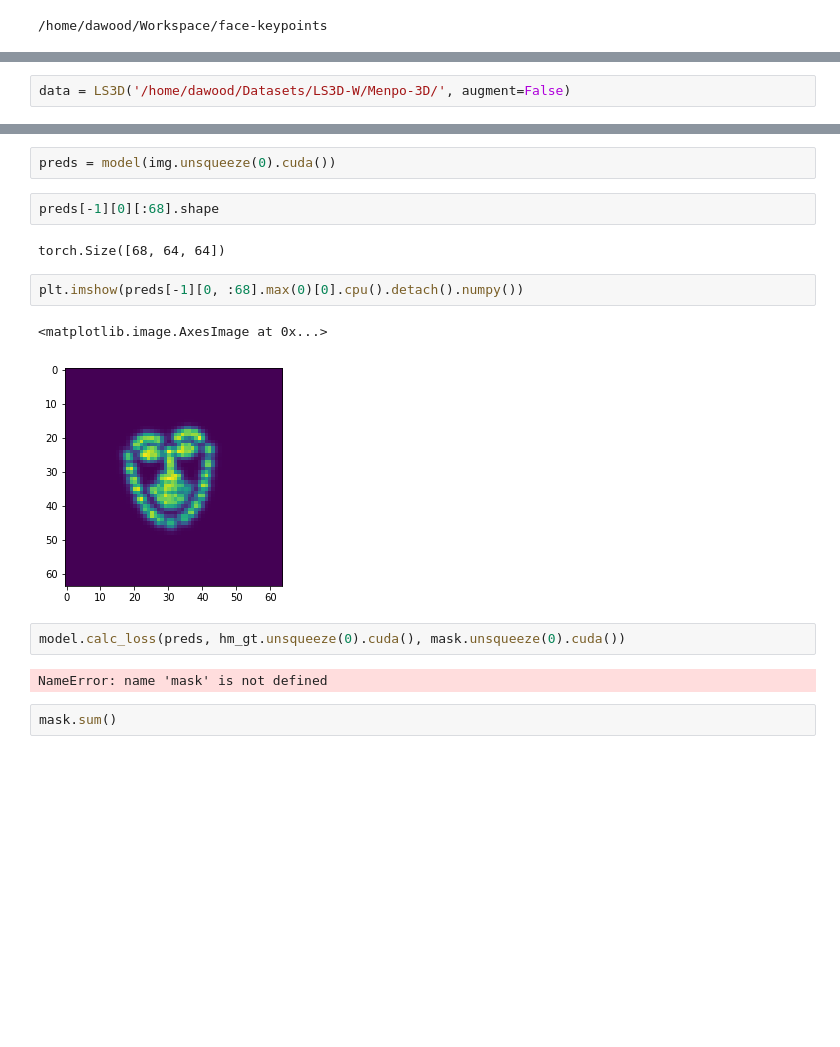
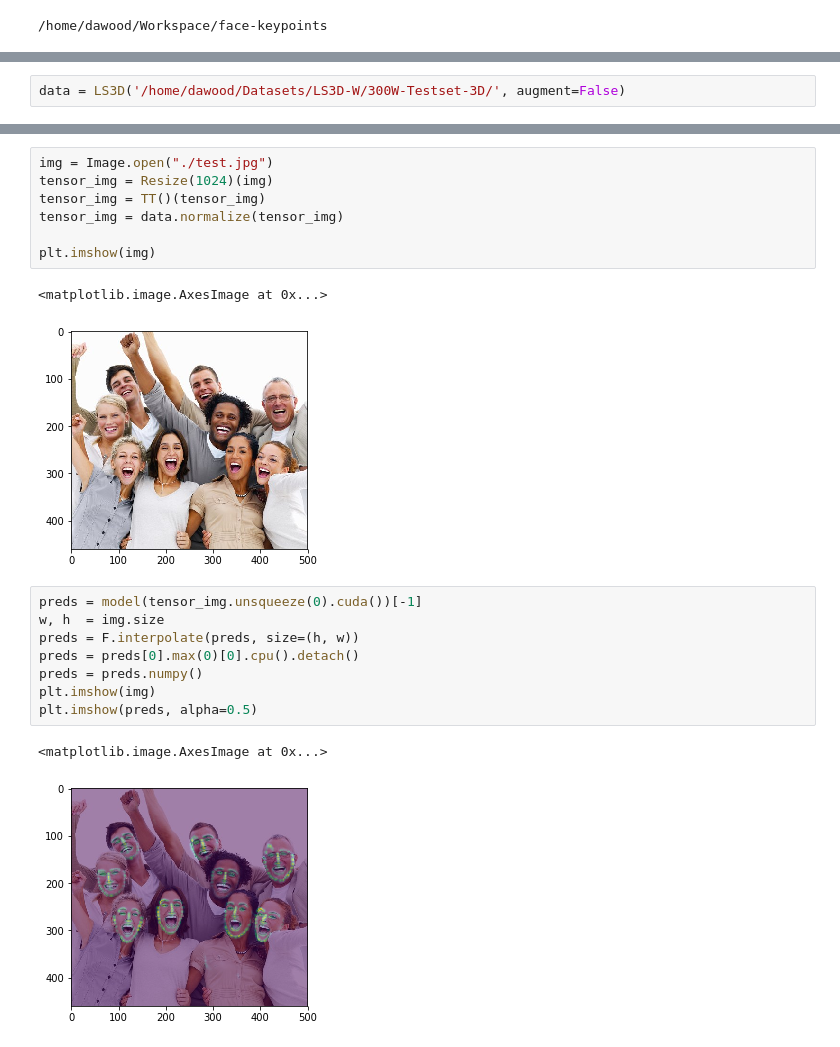
Before and after one commit to dawood95/face-keypoints, a Jupyter notebook: notebooks/test_model.ipynb, the cells around one changed output, grey strips where cells are left out. Cells and saved outputs as stored; diff of their text form; blank space fills up the shorter version.

```diff
--- a/notebooks/test_model.ipynb
+++ b/notebooks/test_model.ipynb
@@ -13,6 +18,6 @@ from torch.nn import functional as F
 from matplotlib import pyplot as plt
 %matplotlib inline
 # %%
-data = LS3D('/home/dawood/Datasets/LS3D-W/Menpo-3D/', augment=False)
+data = LS3D('/home/dawood/Datasets/LS3D-W/300W-Testset-3D/', augment=False)
 # %%
 model = Model(68).cuda()
@@ -30,17 +25,21 @@ Wall time: 21.3 ms
-# %%
-preds = model(img.unsqueeze(0).cuda())
-# %%
-preds[-1][0][:68].shape
-# %% [output]
-torch.Size([68, 64, 64])
-# %%
-plt.imshow(preds[-1][0, :68].max(0)[0].cpu().detach().numpy())
-# %% [output]
-<matplotlib.image.AxesImage at 0x...>
-[figure, removed]
-# %%
-model.calc_loss(preds, hm_gt.unsqueeze(0).cuda(), mask.unsqueeze(0).cuda())
-# %% [output]
-NameError: name 'mask' is not defined
-# %%
-mask.sum()
+# %%
+img = Image.open("./test.jpg")
+tensor_img = Resize(1024)(img)
+tensor_img = TT()(tensor_img)
+tensor_img = data.normalize(tensor_img)
+
+plt.imshow(img)
+# %% [output]
+<matplotlib.image.AxesImage at 0x...>
+[figure, added]
+# %%
+preds = model(tensor_img.unsqueeze(0).cuda())[-1]
+w, h  = img.size
+preds = F.interpolate(preds, size=(h, w))
+preds = preds[0].max(0)[0].cpu().detach()
+preds = preds.numpy()
+plt.imshow(img)
+plt.imshow(preds, alpha=0.5)
+# %% [output]
+<matplotlib.image.AxesImage at 0x...>
+[figure, added]
```
Also changed, not shown: parts of 3 cells of this notebook, 4 other files.
